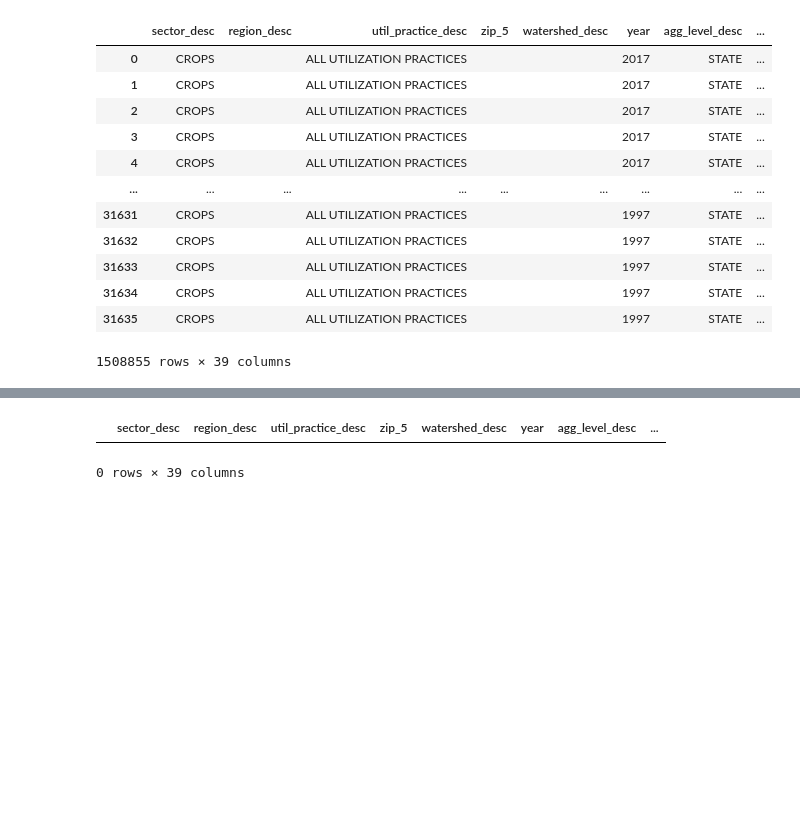
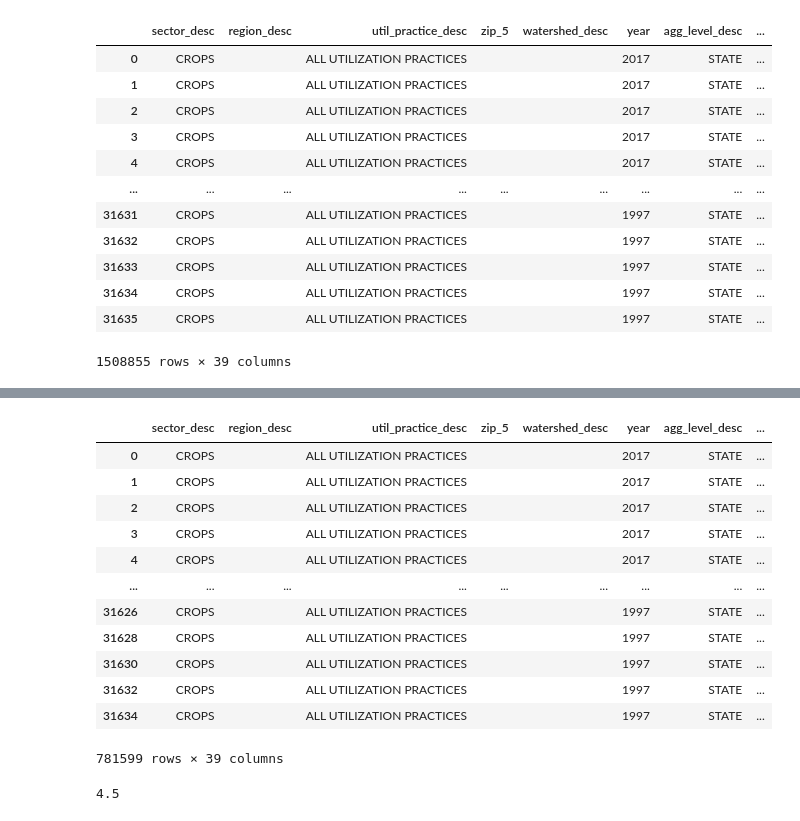
Before and after one commit to CaitlinC91/USDACENSUS_Capstone, a Jupyter notebook: notebooks/usda.ipynb, the cells around one changed output, grey strips where cells are left out. Saved outputs shown, nothing was run; the diff lists cells and outputs as text; code cells hidden in the pictures; blank space fills up the shorter version.

Commit message:
'cleaning'

```diff
--- a/notebooks/usda.ipynb
+++ b/notebooks/usda.ipynb
@@ -306,8 +306,32 @@ dtypes: int64(1), object(38)
 memory usage: 460.5+ MB
+# %%
+#Cleaning dataframe
+usda_census.columns = map(str.lower, usda_census.columns)
+usda_census['value'] = pd.to_numeric(usda_census['value'],errors='coerce')
+# %%
+#Trying to understnad value
+usda_census[usda_census['unit_desc'] != 'OPERATIONS']
+# %% [output]
+|  | sector_desc | region_desc | util_practice_desc | zip_5 | watershed_desc | year | agg_level_desc | ... |
+| 0 | CROPS |  | ALL UTILIZATION PRACTICES |  |  | 2017 | STATE | ... |
+| 1 | CROPS |  | ALL UTILIZATION PRACTICES |  |  | 2017 | STATE | ... |
+| 2 | CROPS |  | ALL UTILIZATION PRACTICES |  |  | 2017 | STATE | ... |
+| 3 | CROPS |  | ALL UTILIZATION PRACTICES |  |  | 2017 | STATE | ... |
+| 4 | CROPS |  | ALL UTILIZATION PRACTICES |  |  | 2017 | STATE | ... |
+| ... | ... | ... | ... | ... | ... | ... | ... | ... |
+| 31626 | CROPS |  | ALL UTILIZATION PRACTICES |  |  | 1997 | STATE | ... |
+| 31628 | CROPS |  | ALL UTILIZATION PRACTICES |  |  | 1997 | STATE | ... |
+| 31630 | CROPS |  | ALL UTILIZATION PRACTICES |  |  | 1997 | STATE | ... |
+| 31632 | CROPS |  | ALL UTILIZATION PRACTICES |  |  | 1997 | STATE | ... |
+| 31634 | CROPS |  | ALL UTILIZATION PRACTICES |  |  | 1997 | STATE | ... |
+781599 rows × 39 columns
 # %%
-#Pulling data for all cabbage
-cabbage = usda_census[usda_census['short_desc'].str.startswith("cabbage")]
-cabbage
+#Created a State df to analyze
+#cabbage = usda_census[usda_census['short_desc'].str.startswith("cabbage")]
+AL = usda_census[usda_census['state_alpha'] == 'AL']
-# %% [output]
-|  | sector_desc | region_desc | util_practice_desc | zip_5 | watershed_desc | year | agg_level_desc | ... |
-0 rows × 39 columns
+# %%
+#cabbage = AL[AL['short_desc'].str.startswith('cabbage')]
+cabbage = AL[AL['commodity_desc'] == 'CABBAGE']
+cabbage['value'].median()
+# %% [output]
+4.5
```
Also changed, not shown: parts of 4 cells of this notebook.
